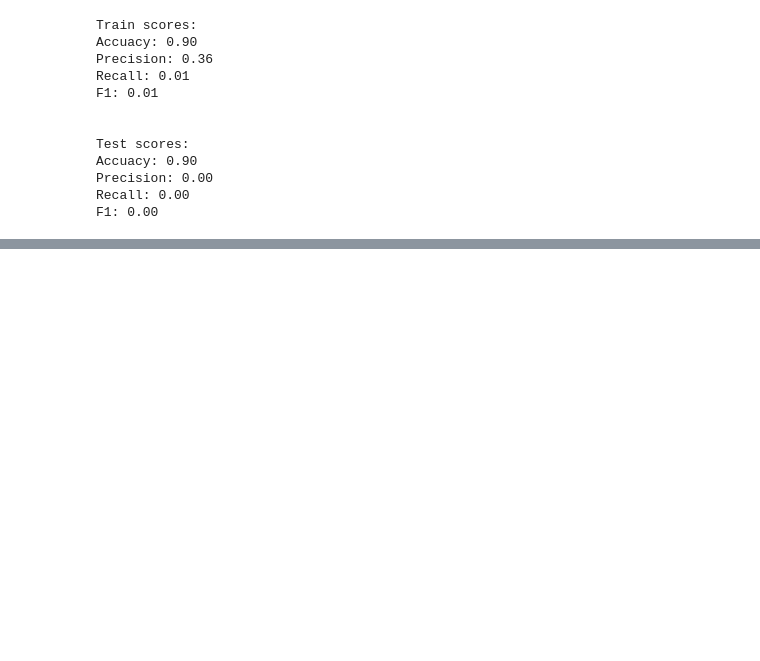
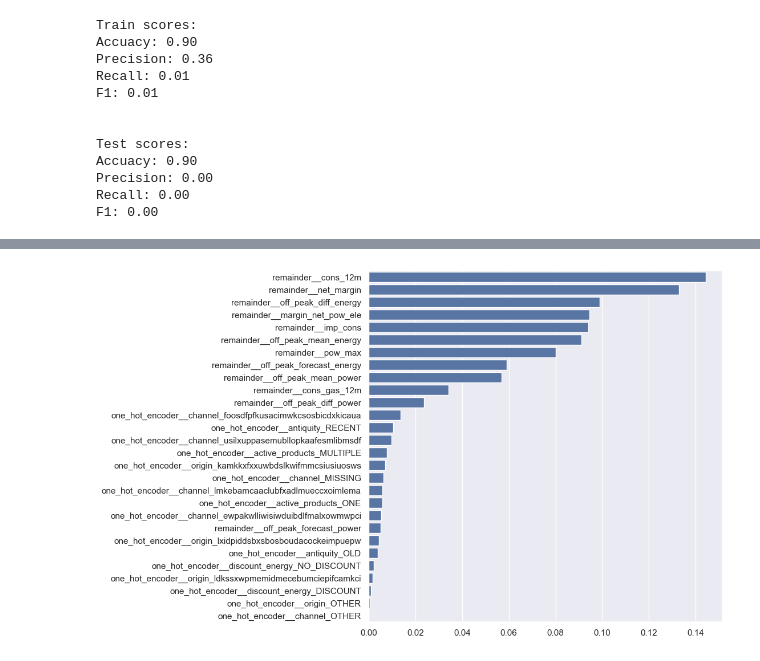
Before and after one commit to jihaneeee/energy-company-customer-churn, a Jupyter notebook: notebooks/Modling.ipynb, the cells around one changed output, grey strips where cells are left out. Drawn from its saved outputs; the diff is of its cells as text; code cells hidden in the pictures; blank space fills up the shorter version.

Commit message:
Training models: Decision Tree and Random Forest to compare

```diff
--- a/notebooks/Modling.ipynb
+++ b/notebooks/Modling.ipynb
@@ -147,0 +150,9 @@ F1: 0.00
+# %%
+dt = Pipeline([
+    ('preprocessor', ColumnTransformer([
+        ('one_hot_encoder', one_hot_encoder, categories),
+    ], remainder='passthrough')),
+    ('classifier', DecisionTreeClassifier(random_state=42))
+])
+
+try_model(dt)
@@ -147,0 +172,15 @@ F1: 0.00
+# %%
+def plot_feature_importances(importances, columns):
+    '''Function to be used for plotting feature importances for the tree-based models'''
+    # sort indices in descending order of feature importances
+    indices = np.argsort(importances)[::-1]
+    importances = importances[indices]
+    columns = columns[indices]
+    # plot
+    plt.figure(figsize=(8, 8))
+    sns.barplot(x=importances, y=columns)
+    plt.show()
+# %%
+plot_feature_importances(dt.named_steps['classifier'].feature_importances_, dt.named_steps['preprocessor'].get_feature_names_out())
+# %% [output]
+[figure, added]
```
Also changed, not shown: parts of 17 cells of this notebook.
